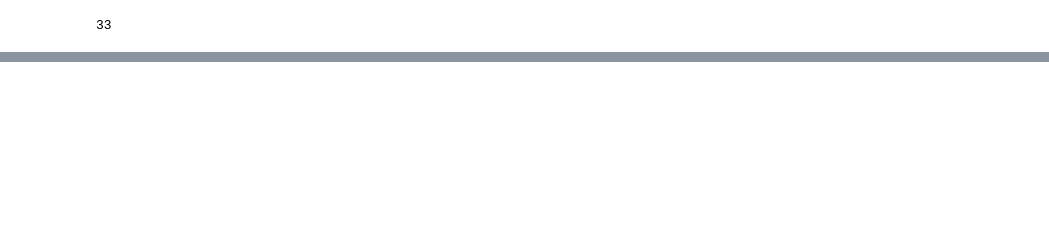
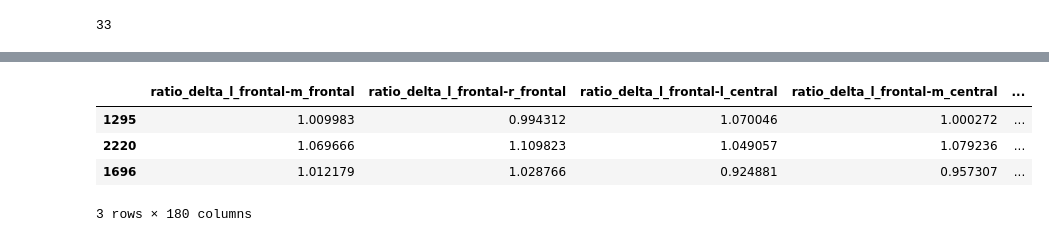
Before and after one commit to TSmolders/Internship_EEG, a Jupyter notebook: 2b_connectivity_feature_extraction.ipynb, the cells around one changed output, grey strips where cells are left out. Drawn from its saved outputs; the diff is of its cells as text; code cells hidden in the pictures; blank space fills up the shorter version.

```diff
--- a/2b_connectivity_feature_extraction.ipynb
+++ b/2b_connectivity_feature_extraction.ipynb
@@ -191,11 +191,11 @@ print(info)
 # %%
 
 freq_bands = {
-    "Delta": [1, 4],
-    "Theta": [4, 8],
-    "Alpha": [8, 13],
-    "Beta":  [13, 30],
-    "Gamma": [30, 45] # TDBRAIN data could go up to ~100 Hz
+    "delta": [1, 4],
+    "theta": [4, 8],
+    "alpha": [8, 13],
+    "beta":  [13, 30],
+    "gamma": [30, 45] # TDBRAIN data could go up to ~100 Hz
     }
 
 band_list = list(freq_bands.keys())
@@ -477,0 +550,20 @@ print(count)
+# %%
+# create ratio (EC/EO) features
+df_ec = df_features.loc[:, df_features.columns.str.contains('EC')]
+df_eo = df_features.loc[:, df_features.columns.str.contains('EO')]
+
+column_names = df_eo.columns.to_list()
+df_ec.columns = range(df_ec.shape[1])
+df_eo.columns = range(df_eo.shape[1])
+# calculate ratio of EC/EO for each feature
+df_ratio = df_ec / df_eo
+
+# restore columns names but with ratio_ prefix
+df_ratio.columns = [column_names[i].replace('EO', 'ratio') for i in range(len(column_names))]
+df_ratio.sample(3)
+# %% [output]
+|  | ratio_delta_l_frontal-m_frontal | ratio_delta_l_frontal-r_frontal | ratio_delta_l_frontal-l_central | ratio_delta_l_frontal-m_central | ... |
+| 1295 | 1.009983 | 0.994312 | 1.070046 | 1.000272 | ... |
+| 2220 | 1.069666 | 1.109823 | 1.049057 | 1.079236 | ... |
+| 1696 | 1.012179 | 1.028766 | 0.924881 | 0.957307 | ... |
+3 rows × 180 columns
```
Also changed, not shown: parts of 13 cells of this notebook, 2 other files.
